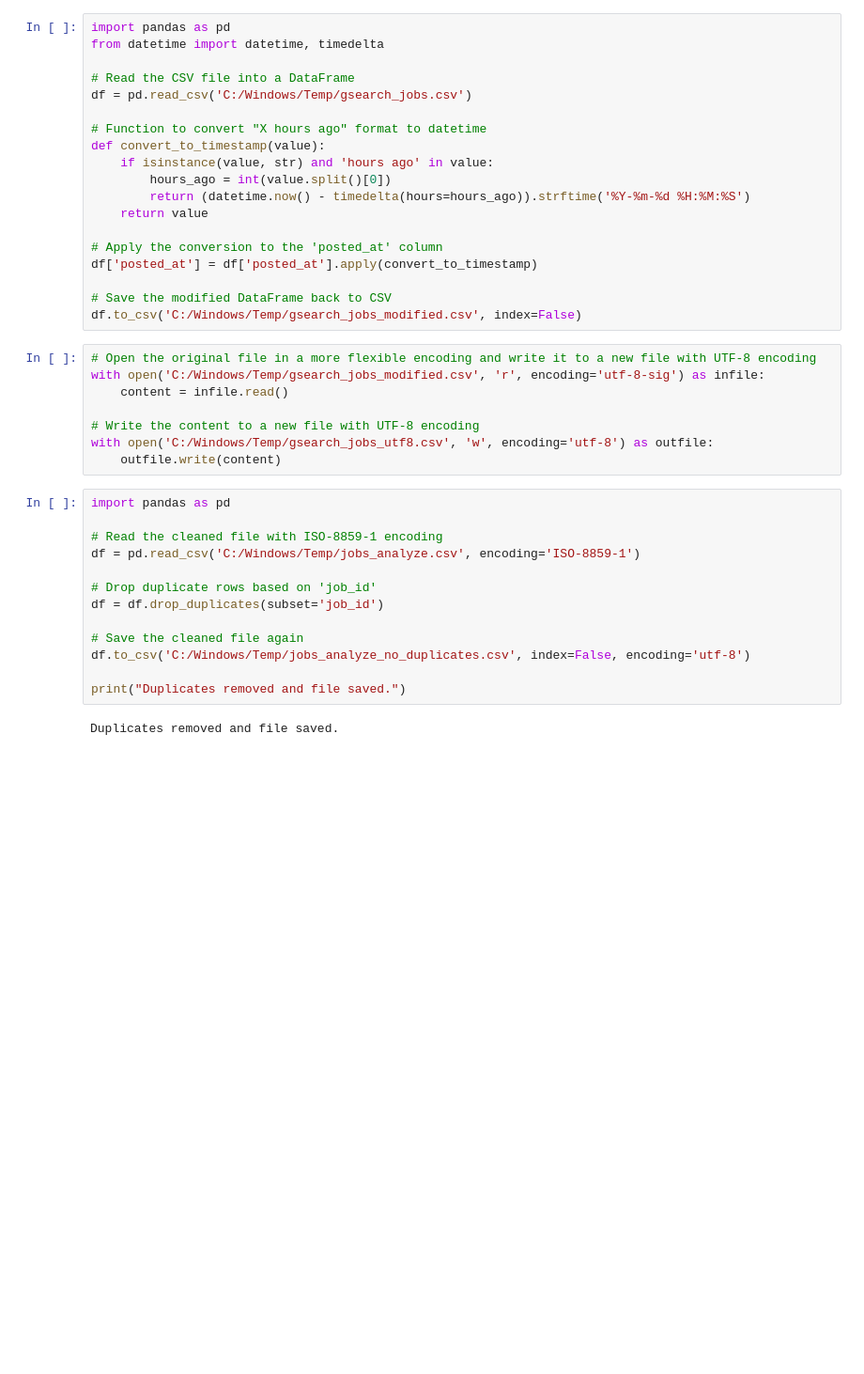
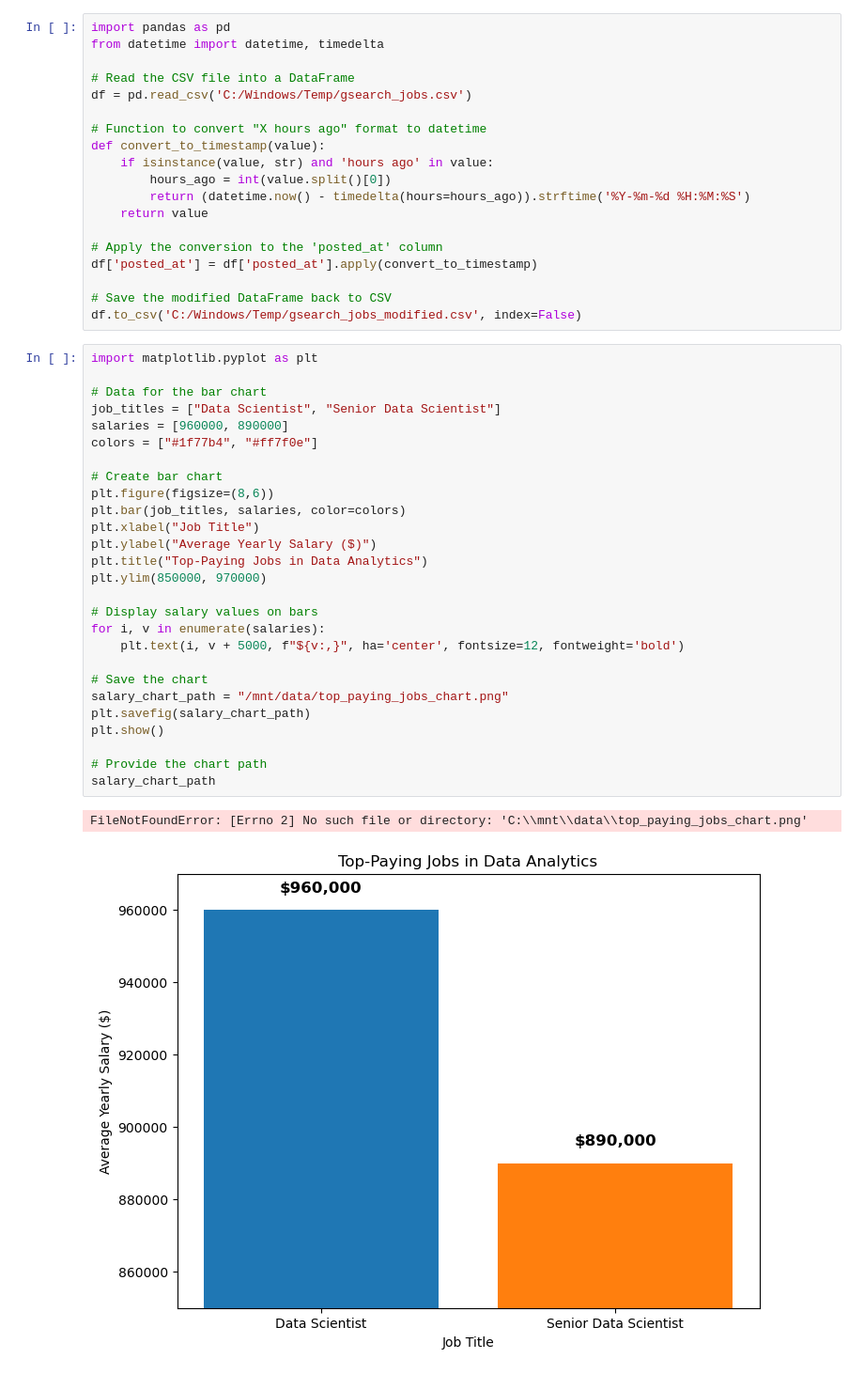
Before and after one commit to Milos191405/SQL-Job-Analyse, a Jupyter notebook: job_analyse.ipynb, the cells around one changed output. Shown at 94% size. Cells and saved outputs as stored; diff of their text form; blank space fills up the shorter version.

Commit message:
Adding tables and graphic visualization to README

```diff
--- a/job_analyse.ipynb
+++ b/job_analyse.ipynb
@@ -66,26 +66,33 @@ df['posted_at'] = df['posted_at'].apply(convert_to_timestamp)
 
 # Save the modified DataFrame back to CSV
 df.to_csv('C:/Windows/Temp/gsearch_jobs_modified.csv', index=False)
-# %%
-# Open the original file in a more flexible encoding and write it to a new file with UTF-8 encoding
-with open('C:/Windows/Temp/gsearch_jobs_modified.csv', 'r', encoding='utf-8-sig') as infile:
-    content = infile.read()
-
-# Write the content to a new file with UTF-8 encoding
-with open('C:/Windows/Temp/gsearch_jobs_utf8.csv', 'w', encoding='utf-8') as outfile:
-    outfile.write(content)
-# %%
-import pandas as pd
-
-# Read the cleaned file with ISO-8859-1 encoding
-df = pd.read_csv('C:/Windows/Temp/jobs_analyze.csv', encoding='ISO-8859-1')
-
-# Drop duplicate rows based on 'job_id'
-df = df.drop_duplicates(subset='job_id')
-
-# Save the cleaned file again
-df.to_csv('C:/Windows/Temp/jobs_analyze_no_duplicates.csv', index=False, encoding='utf-8')
-
-print("Duplicates removed and file saved.")
-# %% [output]
-Duplicates removed and file saved.
+# %%
+import matplotlib.pyplot as plt
+
+# Data for the bar chart
+job_titles = ["Data Scientist", "Senior Data Scientist"]
+salaries = [960000, 890000]
+colors = ["#1f77b4", "#ff7f0e"]
+
+# Create bar chart
+plt.figure(figsize=(8,6))
+plt.bar(job_titles, salaries, color=colors)
+plt.xlabel("Job Title")
+plt.ylabel("Average Yearly Salary ($)")
+plt.title("Top-Paying Jobs in Data Analytics")
+plt.ylim(850000, 970000)
+
+# Display salary values on bars
+for i, v in enumerate(salaries):
+    plt.text(i, v + 5000, f"${v:,}", ha='center', fontsize=12, fontweight='bold')
+
+# Save the chart
+salary_chart_path = "/mnt/data/top_paying_jobs_chart.png"
+plt.savefig(salary_chart_path)
+plt.show()
+
+# Provide the chart path
+salary_chart_path
+# %% [output]
+FileNotFoundError: [Errno 2] No such file or directory: 'C:\\mnt\\data\\top_paying_jobs_chart.png'
+[figure, added]
```
Also changed, not shown: 20 other files.
